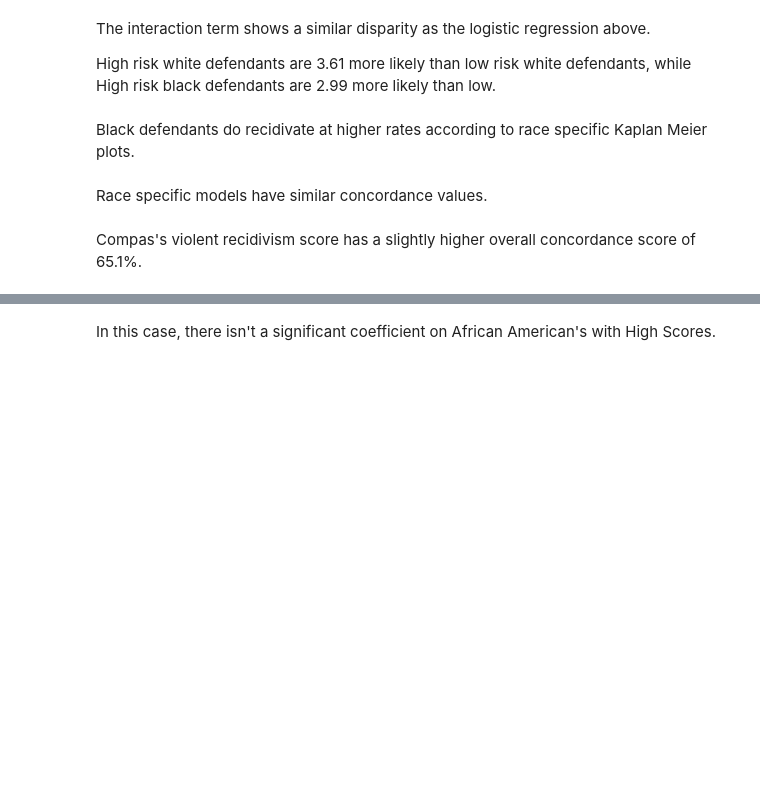
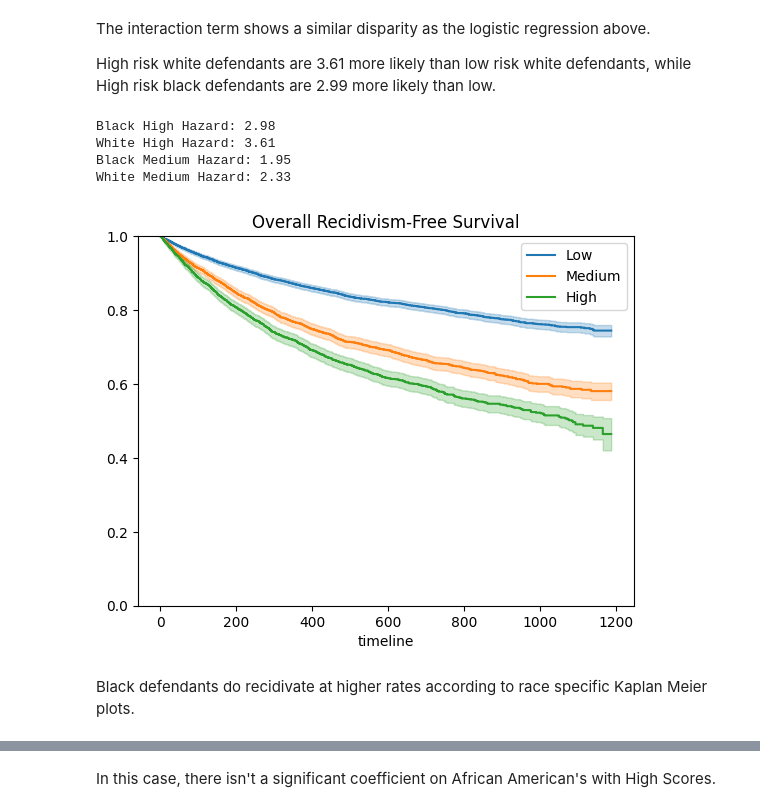
Before and after one commit to nswong1/INTD491COMPAS, a Jupyter notebook: EDA.ipynb, the cells around one changed output, grey strips where cells are left out. Cells and saved outputs as stored; diff of their text form; code cells hidden in the pictures; blank space fills up the shorter version.

```diff
--- a/EDA.ipynb
+++ b/EDA.ipynb
@@ -613,0 +624,32 @@ We used the counting model and removed people when they were incarcerated. Due t
+# %%
+# Load cox model data
+cox_data = pd.read_csv("./datasets/compas-analysis/cox-parsed.csv")
+
+cox_data = cox_data[cox_data["score_text"] != "N/A"]
+cox_data = cox_data[cox_data["end"] > cox_data["start"]]
+cox_data["race_factor"] = pd.Categorical(
+    cox_data["race"],
+    categories=[
+        "Caucasian",
+        "African-American",
+        "Asian",
+        "Hispanic",
+        "Native American",
+        "Other"
+    ],
+    ordered=False
+)
+
+cox_data["score_factor"] = pd.Categorical(
+    cox_data["score_text"],
+    categories=[
+        "Medium",
+        "Low",
+        "High"
+    ],
+    ordered=False
+)
+
+cox_data = cox_data.sort_values(["id", "start"])
+cox_grp = cox_data.drop_duplicates(subset="id", keep="first")
+print(f"Number of unique defendants: {len(cox_grp)}")
@@ -632,8 +836,13 @@ The interaction term shows a similar disparity as the logistic regression above.
 
 High risk white defendants are 3.61 more likely than low risk white defendants, while High risk black defendants are 2.99 more likely than low.
 # %%
-# import math
-# print("Black High Hazard: %.2f" % (math.exp(-0.18976 + 1.28350)))
-# print("White High Hazard: %.2f" % (math.exp(1.28350)))
-# print("Black Medium Hazard: %.2f" % (math.exp(0.84286-0.17261)))
-# print("White Medium Hazard: %.2f" % (math.exp(0.84286)))
+import math
+print("Black High Hazard: %.2f" % (math.exp(-0.191620 + 1.285047)))
+print("White High Hazard: %.2f" % (math.exp(1.285047)))
+print("Black Medium Hazard: %.2f" % (math.exp(0.844434-0.174462 )))
+print("White Medium Hazard: %.2f" % (math.exp(0.844434)))
+# %% [output]
+Black High Hazard: 2.98
+White High Hazard: 3.61
+Black Medium Hazard: 1.95
+White Medium Hazard: 2.33
@@ -649,2 +849,17 @@ High risk white defendants are 3.61 more likely than low risk white defendants,
+# %%
+from lifelines import KaplanMeierFitter
+
+# Overall Kaplan-Meier survival curve
+kmf = KaplanMeierFitter()
+for score_label in ['Low', 'Medium', 'High']:
+    w = cox_data[cox_data['score_text'] == score_label]
+    if len(w) > 0:
+        kmf.fit(durations=w['end'], event_observed=w['event'], label=score_label)
+        kmf.plot_survival_function()
+plt.title('Overall Recidivism-Free Survival')
+plt.ylim(0, 1)
+plt.show()
+# %% [output]
+[figure, added]
 # %% [markdown]
 Black defendants do recidivate at higher rates according to race specific Kaplan Meier plots.
@@ -670,2 +865,0 @@ Black defendants do recidivate at higher rates according to race specific Kaplan
-# %% [markdown]
-Race specific models have similar concordance values.
@@ -678,2 +865,0 @@ Race specific models have similar concordance values.
-# %% [markdown]
-Compas's violent recidivism score has a slightly higher overall concordance score of 65.1%.
```
Also changed, not shown: parts of 81 cells of this notebook, 3 other files.
